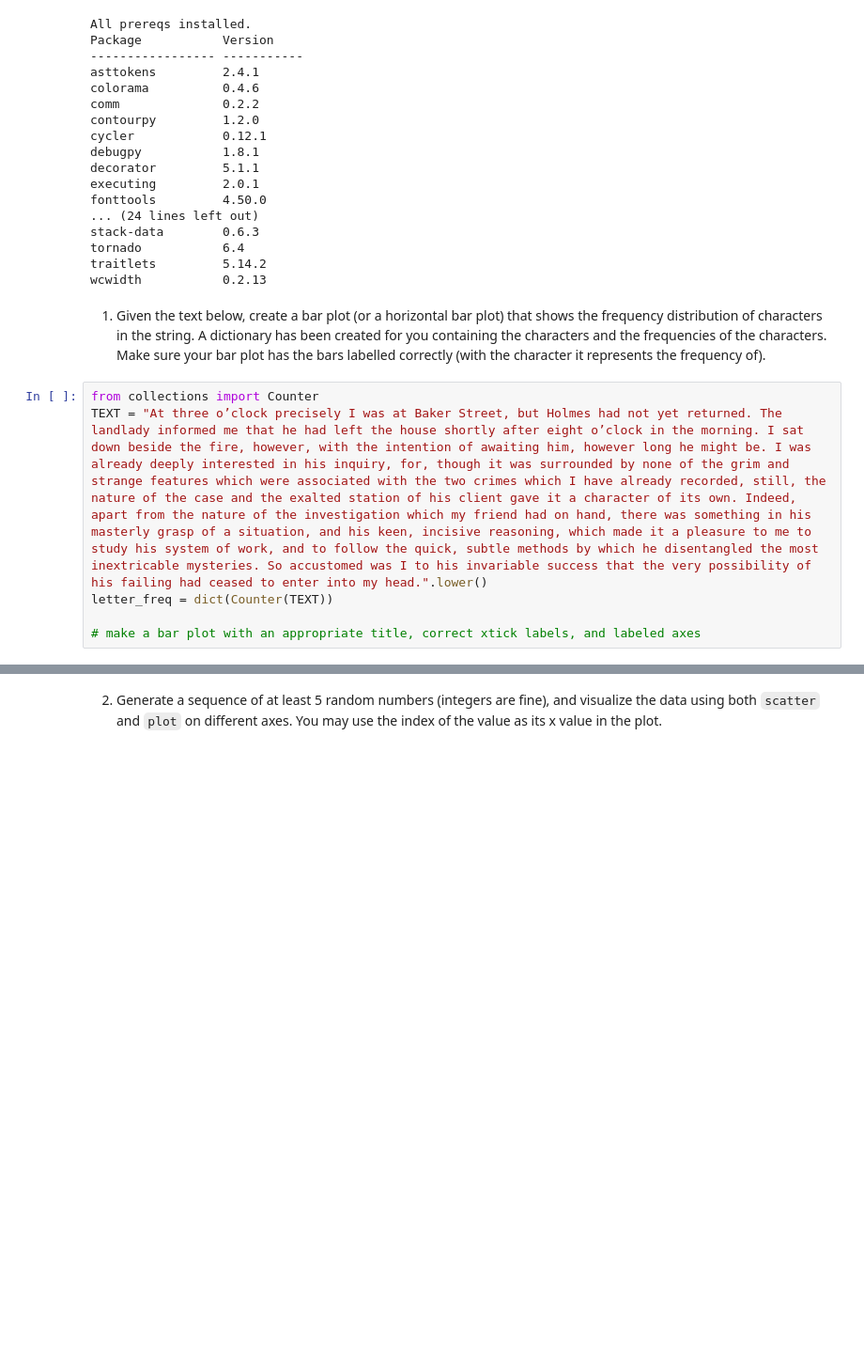
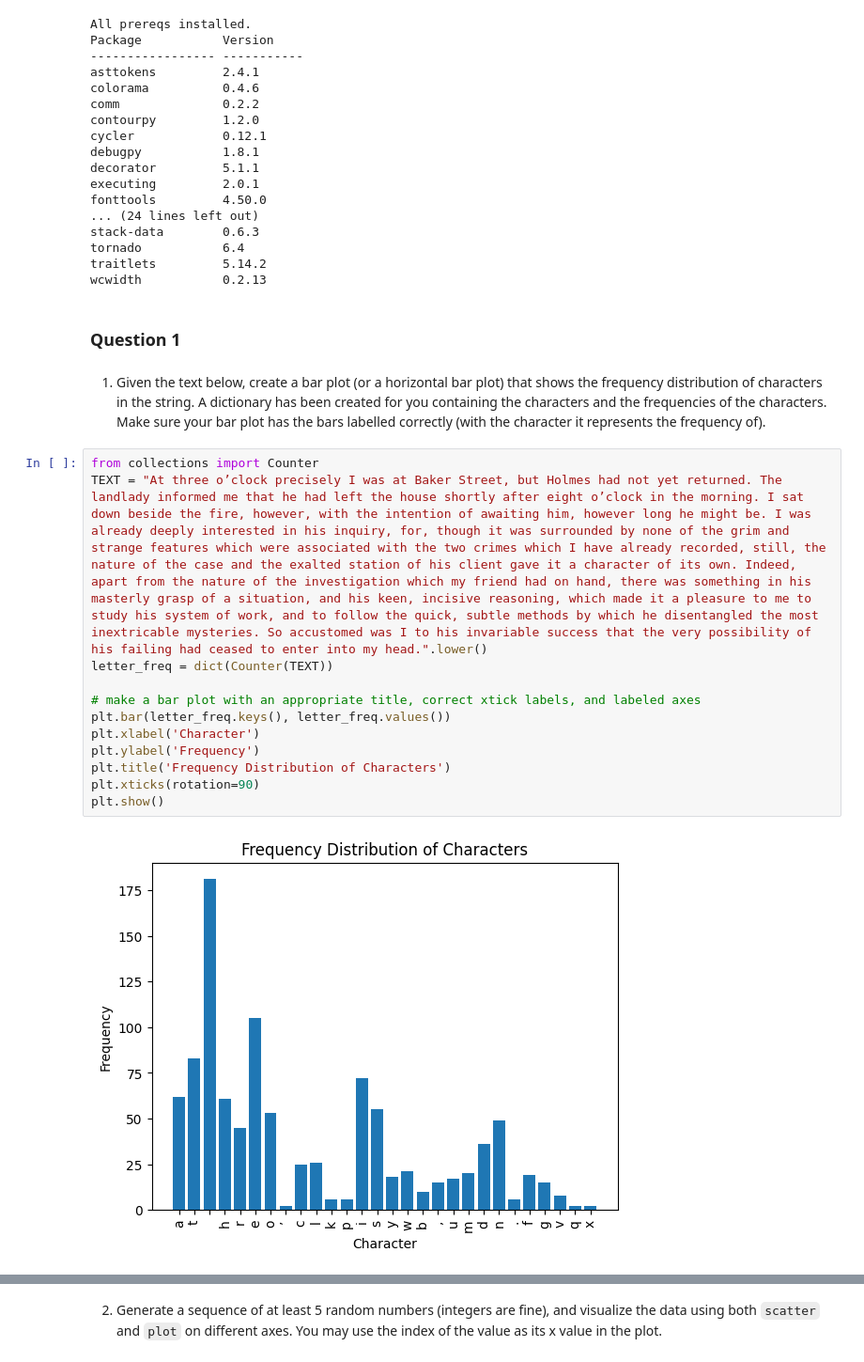
Before and after one commit to kcbreum/pyplot, a Jupyter notebook: pyplot.ipynb, the cells around one changed output, grey strips where cells are left out. Shown at 94% size. Cells and saved outputs as stored; diff of their text form; blank space fills up the shorter version.

Commit message:
questions answered

```diff
--- a/pyplot.ipynb
+++ b/pyplot.ipynb
@@ -48,6 +48,8 @@ stack-data        0.6.3
 tornado           6.4
 traitlets         5.14.2
 wcwidth           0.2.13
+# %% [markdown]
+### Question 1
 # %% [markdown]
 1. Given the text below, create a bar plot (or a horizontal bar plot) that shows the frequency distribution of characters in the string.
 A dictionary has been created for you containing the characters and the frequencies of the characters.
@@ -55,6 +57,14 @@ Make sure your bar plot has the bars labelled correctly (with the character it r
 # %%
 from collections import Counter
 TEXT = "At three o’clock precisely I was at Baker Street, but Holmes had not yet returned. The landlady informed me that he had left the house shortly after eight o’clock in the morning. I sat down beside the fire, however, with the intention of awaiting him, however long he might be. I was already deeply interested in his inquiry, for, though it was surrounded by none of the grim and strange features which were associated with the two crimes which I have already recorded, still, the nature of the case and the exalted station of his client gave it a character of its own. Indeed, apart from the nature of the investigation which my friend had on hand, there was something in his masterly grasp of a situation, and his keen, incisive reasoning, which made it a pleasure to me to study his system of work, and to follow the quick, subtle methods by which he disentangled the most inextricable mysteries. So accustomed was I to his invariable success that the very possibility of his failing had ceased to enter into my head.".lower()
 letter_freq = dict(Counter(TEXT))
 
 # make a bar plot with an appropriate title, correct xtick labels, and labeled axes
+plt.bar(letter_freq.keys(), letter_freq.values())
+plt.xlabel('Character')
+plt.ylabel('Frequency')
+plt.title('Frequency Distribution of Characters')
+plt.xticks(rotation=90)
+plt.show()
+# %% [output]
+[figure, added]
```
Also changed, not shown: parts of 6 cells of this notebook.
